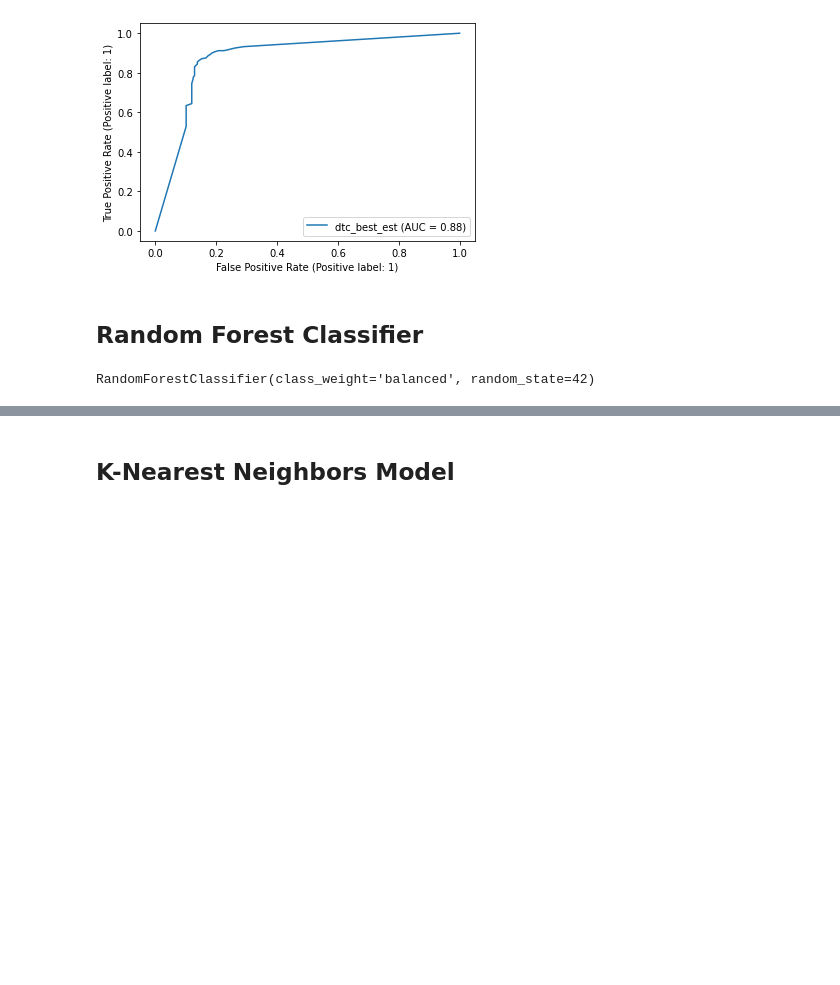
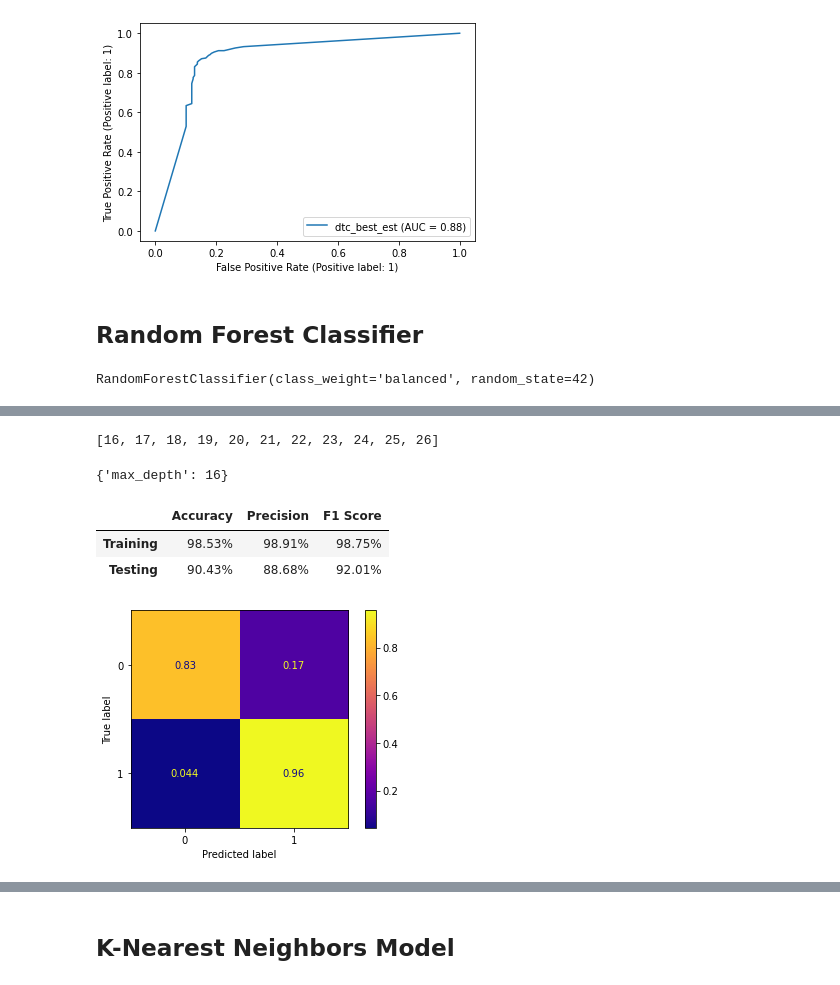
Before and after one commit to brooke57/TKR_FLT3_Drug_Discovery, a Jupyter notebook: Drug_Discovery_Modeling.ipynb, the cells around one changed output, grey strips where cells are left out. Saved outputs shown, nothing was run; the diff lists cells and outputs as text; code cells hidden in the pictures; blank space fills up the shorter version.

```diff
--- a/Drug_Discovery_Modeling.ipynb
+++ b/Drug_Discovery_Modeling.ipynb
@@ -275,0 +295,23 @@ evaluate(first_ran, X_tr, y_tr, X_te, y_te)
+# %%
+list(range(16,27))
+# %% [output]
+[16, 17, 18, 19, 20, 21, 22, 23, 24, 25, 26]
+# %%
+# Setting up parameter grid for GridSearchCV
+random_grid = {'max_depth': list(range(16,27))}
+# %%
+sec_rand = RandomForestClassifier(class_weight = 'balanced', random_state=42)
+rand_search = GridSearchCV(sec_rand, random_grid, scoring = ['f1', 'precision'], refit='f1')
+# %%
+rand_output = rand_search.fit(X_tr, y_tr)
+# %%
+rand_output.best_params_
+# %% [output]
+{'max_depth': 16}
+# %%
+evaluate(rand_output, X_tr, y_tr, X_te, y_te)
+# %% [output]
+|  | Accuracy | Precision | F1 Score |
+| Training | 98.53% | 98.91% | 98.75% |
+| Testing | 90.43% | 88.68% | 92.01% |
+[figure, added]
```
Also changed, not shown: parts of 34 cells of this notebook.
